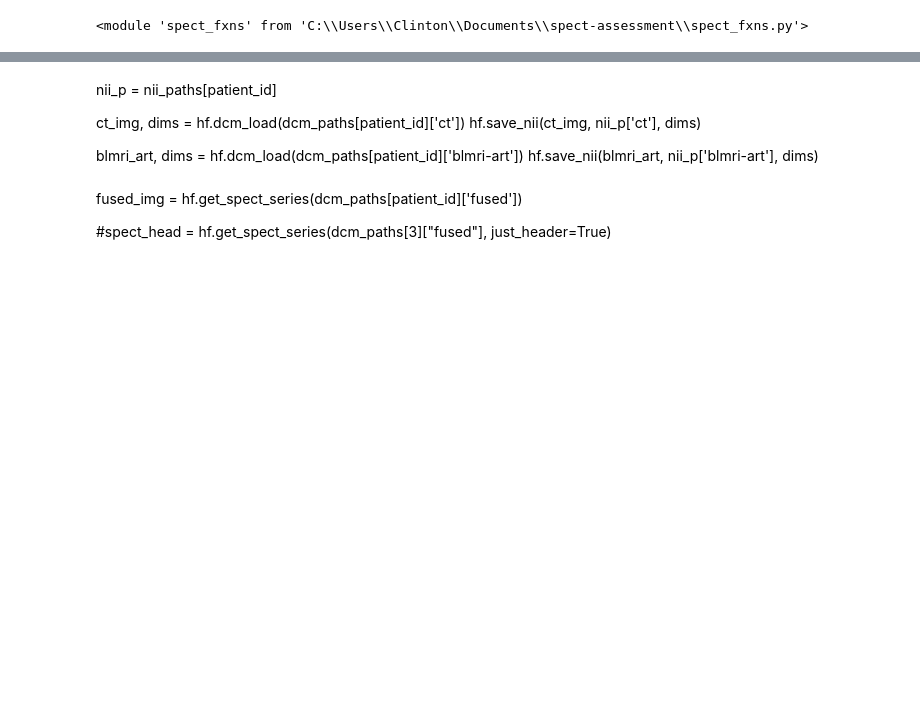
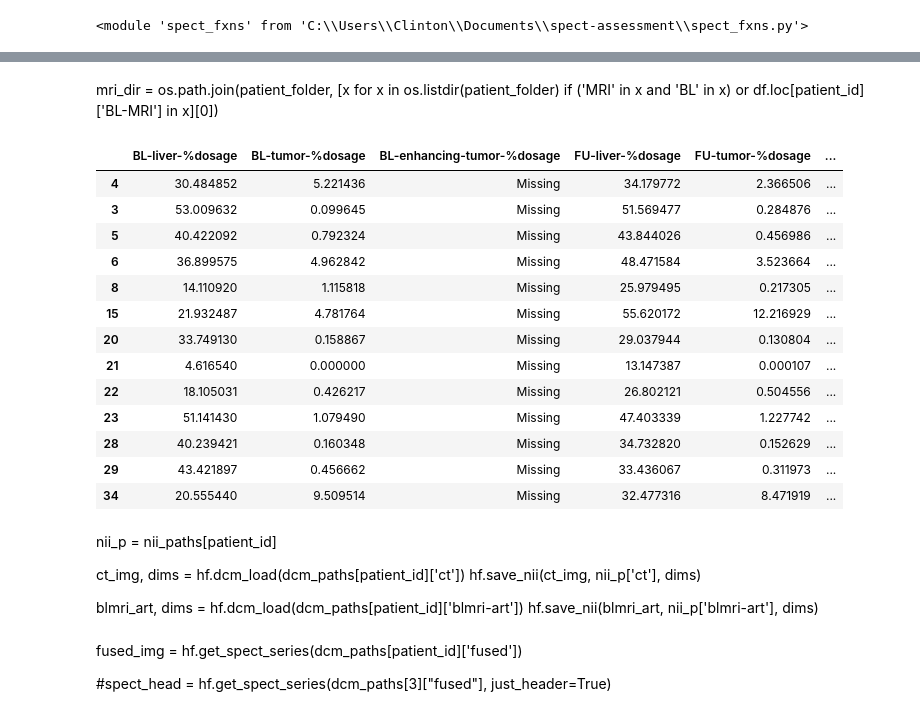
Before and after one commit to clintonjwang/cancer-staging, a Jupyter notebook: main.ipynb, the cells around one changed output, grey strips where cells are left out. Cells and saved outputs as stored; diff of their text form; code cells hidden in the pictures; blank space fills up the shorter version.

```diff
--- a/main.ipynb
+++ b/main.ipynb
@@ -122,0 +114,45 @@ patient_ids = df.index.values
+# %%
+def reg_spect(spect_path, fused_path, spect_reg3_path, ct_img_cropped):
+    spect_img, spect_dims = hf.dcm_load_special(spect_path)
+    spect_img = spect_img[:,::-1,:]
+    spect_img = spect_img.astype('float64')
+    spect_img, _ = tr.rescale_img(spect_img, ct_img_cropped.shape)
+    spect_img_cropped = spect_img[70:-70,80:-80,20:-10]
+    hf.save_nii(spect_img_cropped, spect_nii_path, ct_dims)
+
+    #hf.draw_slices(np.transpose(spect_img_cropped, (1,2,0)), width=10)
+
+    fused_img, _ = hf.dcm_load_special(fused_path)
+    fused_img = fused_img[:,::-1,::-1]
+    fused_img = (np.max(fused_img, axis=3) - np.min(fused_img, axis=3)).astype('float64')
+    fused_img, _ = tr.rescale_img(fused_img, ct_img_cropped.shape)
+    fused_img_cropped = fused_img[70:-70,80:-80,20:-10]
+    hf.save_nii(fused_img_cropped, fused_nii_path, ct_dims)
+
+    #hf.draw_slices(np.transpose(fused_img_cropped, (1,2,0)), width=10)
+
+    regs.reg_bis(fused_nii_path, spect_nii_path, spect_fused_transform_path, spect_reg_path)#, settings=settings)
+    regs.transform_bis(spect_reg_path, fused_ct_transform_path, ct_nii_path, spect_reg2_path)
+    regs.transform_bis(spect_reg2_path, ct_mr_transform_path, mri_nii_path, spect_reg3_path)
+# %%
+coverage_df = pd.DataFrame(columns=["BL-liver-%dosage", "BL-tumor-%dosage", "BL-enhancing-tumor-%dosage", "FU-liver-%dosage", "FU-tumor-%dosage", "FU-enhancing-tumor-%dosage"])
+# %%
+base_dir = "Z:\\Isa"
+xls_out = r"Z:\Isa\Results.xlsx"
+xls_fn = r"Z:\Isa\T1-Response-Desktop.xlsx"
+#writer = pd.ExcelWriter(xls_fn)
+
+df = pd.read_excel(xls_fn, index_col=0, dtype={"index": np.int32})
+df.dropna(subset=["SPECT"], inplace=True)
+df = df[df["Segmented"] == "Yes"]
+patient_ids = df.index.values
+# %% [markdown]
+mri_dir = os.path.join(patient_folder, [x for x in os.listdir(patient_folder) if ('MRI' in x and 'BL' in x) or df.loc[patient_id]['BL-MRI'] in x][0])
+# %%
+for patient_id in patient_ids[6:]:
+    mri_path = os.path.join(base_dir, "blmri", str(df.loc[patient_id]["BL-MRI"]), "T1_AP")
+    if not os.path.exists(mri_path):
+        print(mri_path)
+    mri_path = os.path.join(base_dir, "fumri", str(df.loc[patient_id]["FU1/2-MRI"]), "T1_AP")
+    if not os.path.exists(mri_path):
+        print(mri_path)
@@ -122,0 +259,17 @@ patient_ids = df.index.values
+# %%
+coverage_df
+# %% [output]
+|  | BL-liver-%dosage | BL-tumor-%dosage | BL-enhancing-tumor-%dosage | FU-liver-%dosage | FU-tumor-%dosage | ... |
+| 4 | 30.484852 | 5.221436 | Missing | 34.179772 | 2.366506 | ... |
+| 3 | 53.009632 | 0.099645 | Missing | 51.569477 | 0.284876 | ... |
+| 5 | 40.422092 | 0.792324 | Missing | 43.844026 | 0.456986 | ... |
+| 6 | 36.899575 | 4.962842 | Missing | 48.471584 | 3.523664 | ... |
+| 8 | 14.110920 | 1.115818 | Missing | 25.979495 | 0.217305 | ... |
+| 15 | 21.932487 | 4.781764 | Missing | 55.620172 | 12.216929 | ... |
+| 20 | 33.749130 | 0.158867 | Missing | 29.037944 | 0.130804 | ... |
+| 21 | 4.616540 | 0.000000 | Missing | 13.147387 | 0.000107 | ... |
+| 22 | 18.105031 | 0.426217 | Missing | 26.802121 | 0.504556 | ... |
+| 23 | 51.141430 | 1.079490 | Missing | 47.403339 | 1.227742 | ... |
+| 28 | 40.239421 | 0.160348 | Missing | 34.732820 | 0.152629 | ... |
+| 29 | 43.421897 | 0.456662 | Missing | 33.436067 | 0.311973 | ... |
+| 34 | 20.555440 | 9.509514 | Missing | 32.477316 | 8.471919 | ... |
```
Also changed, not shown: parts of 36 cells of this notebook.
